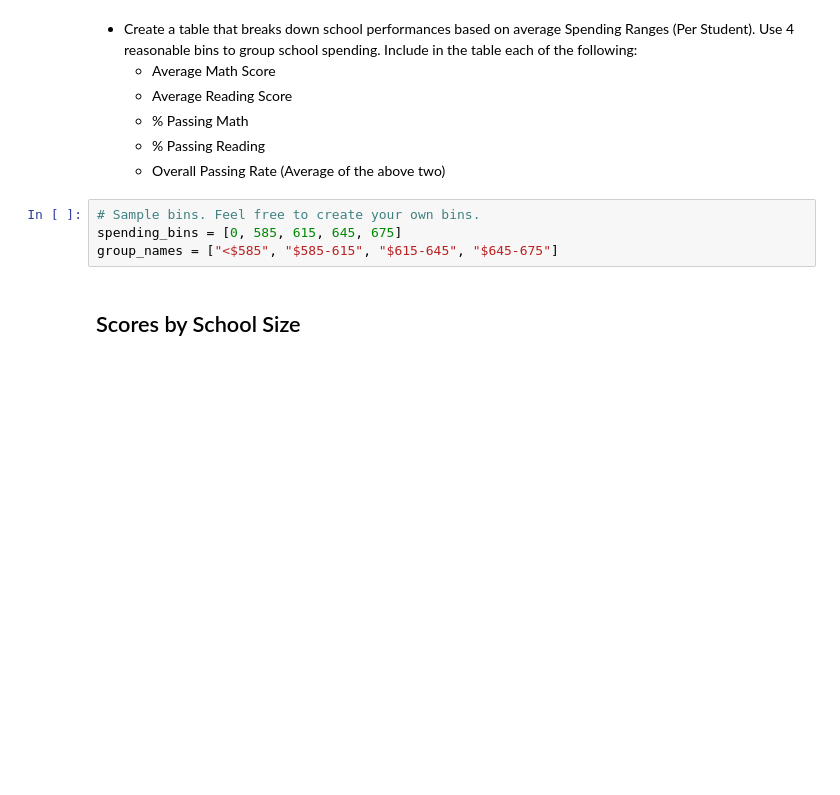
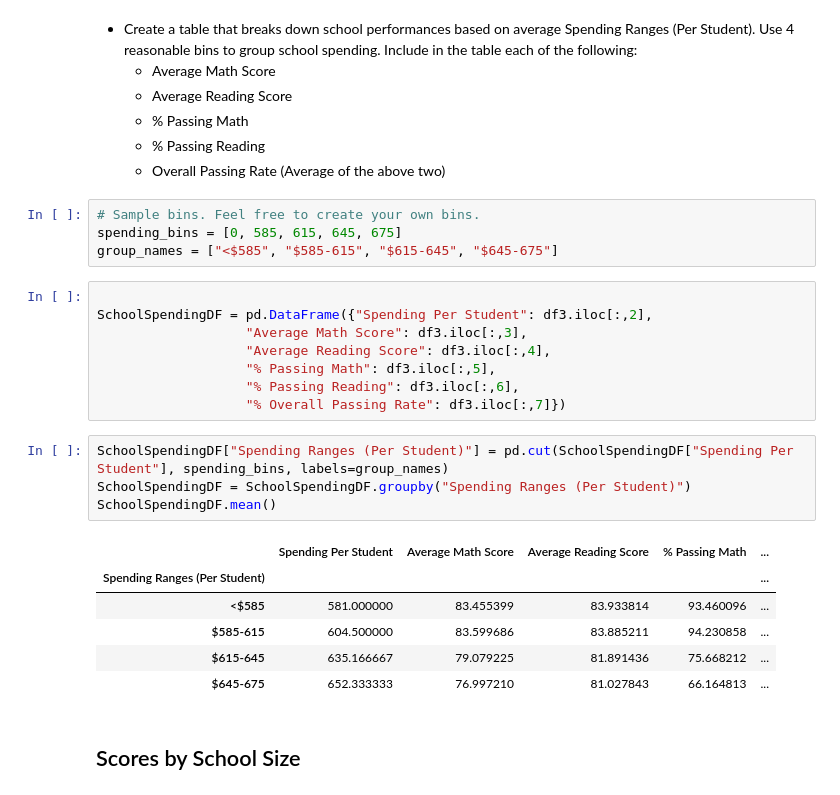
Before and after one commit to msfa12th/pandas-challenge, a Jupyter notebook: PyCitySchools/PyCitySchools_starter.ipynb, the cells around one changed output. Cells and saved outputs as stored; diff of their text form; blank space fills up the shorter version.

```diff
--- a/PyCitySchools/PyCitySchools_starter.ipynb
+++ b/PyCitySchools/PyCitySchools_starter.ipynb
@@ -445,6 +251,25 @@ ReadDF
 # Sample bins. Feel free to create your own bins.
 spending_bins = [0, 585, 615, 645, 675]
 group_names = ["<$585", "$585-615", "$615-645", "$645-675"]
+# %%
+
+SchoolSpendingDF = pd.DataFrame({"Spending Per Student": df3.iloc[:,2],
+                   "Average Math Score": df3.iloc[:,3],
+                   "Average Reading Score": df3.iloc[:,4],
+                   "% Passing Math": df3.iloc[:,5],
+                   "% Passing Reading": df3.iloc[:,6],
+                   "% Overall Passing Rate": df3.iloc[:,7]})
+# %%
+SchoolSpendingDF["Spending Ranges (Per Student)"] = pd.cut(SchoolSpendingDF["Spending Per Student"], spending_bins, labels=group_names)
+SchoolSpendingDF = SchoolSpendingDF.groupby("Spending Ranges (Per Student)")
+SchoolSpendingDF.mean()
+# %% [output]
+|  | Spending Per Student | Average Math Score | Average Reading Score | % Passing Math | ... |
+| Spending Ranges (Per Student) |  |  |  |  | ... |
+| <$585 | 581.000000 | 83.455399 | 83.933814 | 93.460096 | ... |
+| $585-615 | 604.500000 | 83.599686 | 83.885211 | 94.230858 | ... |
+| $615-645 | 635.166667 | 79.079225 | 81.891436 | 75.668212 | ... |
+| $645-675 | 652.333333 | 76.997210 | 81.027843 | 66.164813 | ... |
 # %% [markdown]
 ## Scores by School Size
 # %% [markdown]
```
Also changed, not shown: parts of 20 cells of this notebook, 3 other files.
